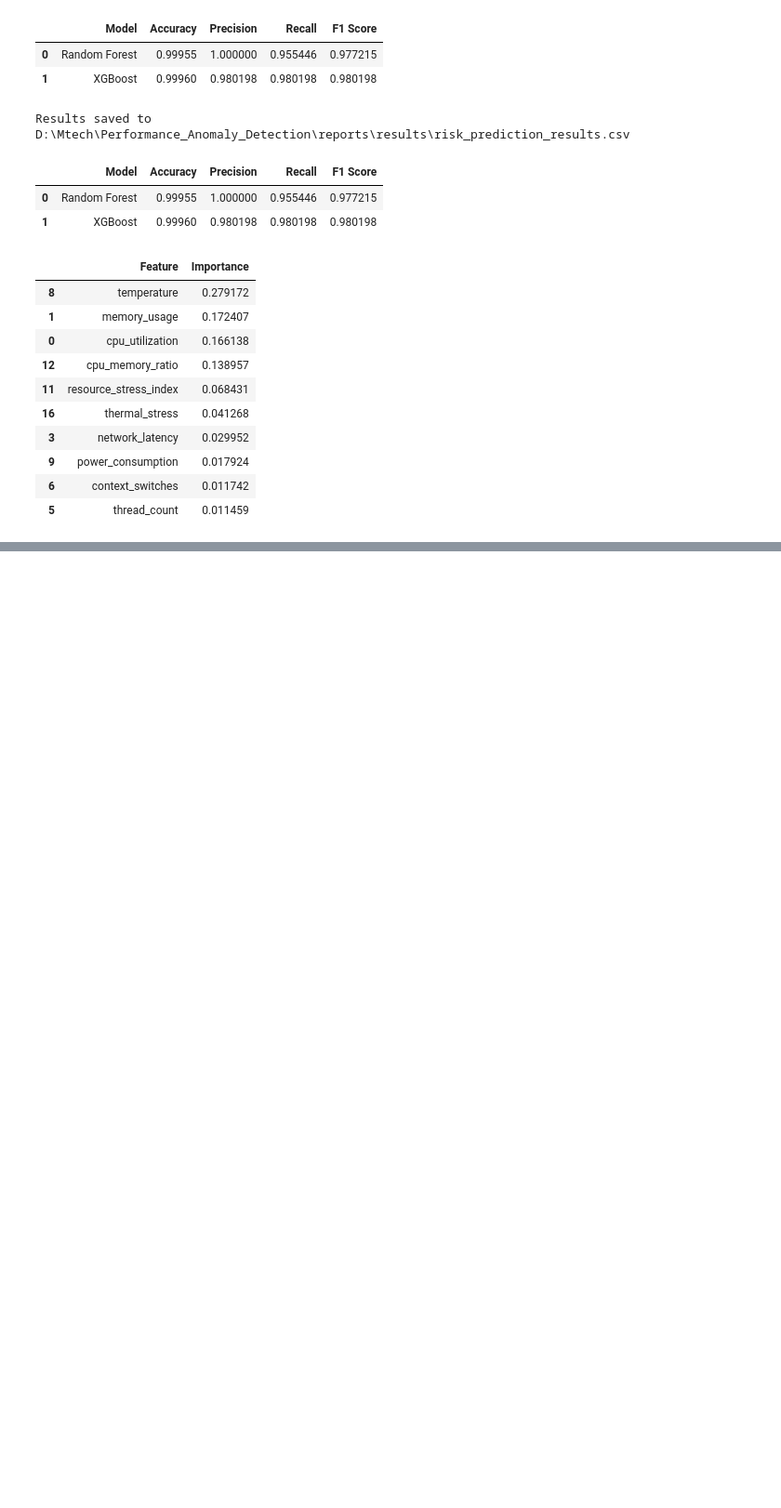
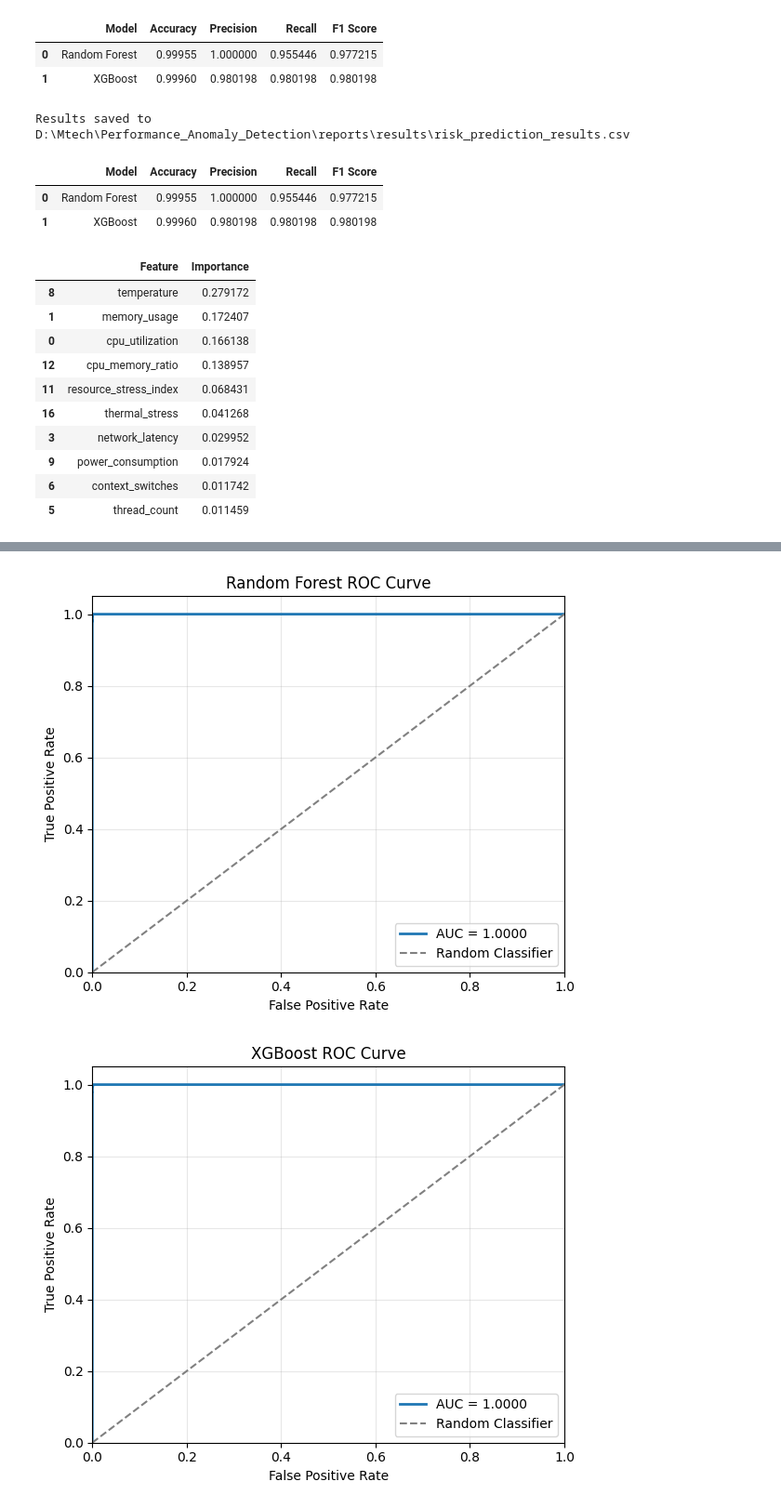
Before and after one commit to mohitlakhara/Performance-Anomaly-Detection, a Jupyter notebook: notebooks/Model_Training.ipynb, the cells around one changed output, grey strips where cells are left out. Shown at 93% size. Drawn from its saved outputs; the diff is of its cells as text; code cells hidden in the pictures; blank space fills up the shorter version.

```diff
--- a/notebooks/Model_Training.ipynb
+++ b/notebooks/Model_Training.ipynb
@@ -645,0 +661,27 @@ importance.head(10)
+# %%
+from src.evaluation import compute_roc_data
+
+rf_roc = compute_roc_data(
+    y_test,
+    rf_prob
+)
+
+xgb_roc = compute_roc_data(
+    y_test,
+    xgb_prob
+)
+# %%
+from src.visualization import plot_roc_curve
+
+plot_roc_curve(
+    rf_roc,
+    title="Random Forest ROC Curve"
+)
+
+plot_roc_curve(
+    xgb_roc,
+    title="XGBoost ROC Curve"
+)
+# %% [output]
+[figure, added]
+[figure, added]
```
Also changed, not shown: parts of 7 cells of this notebook, 1 other file.
